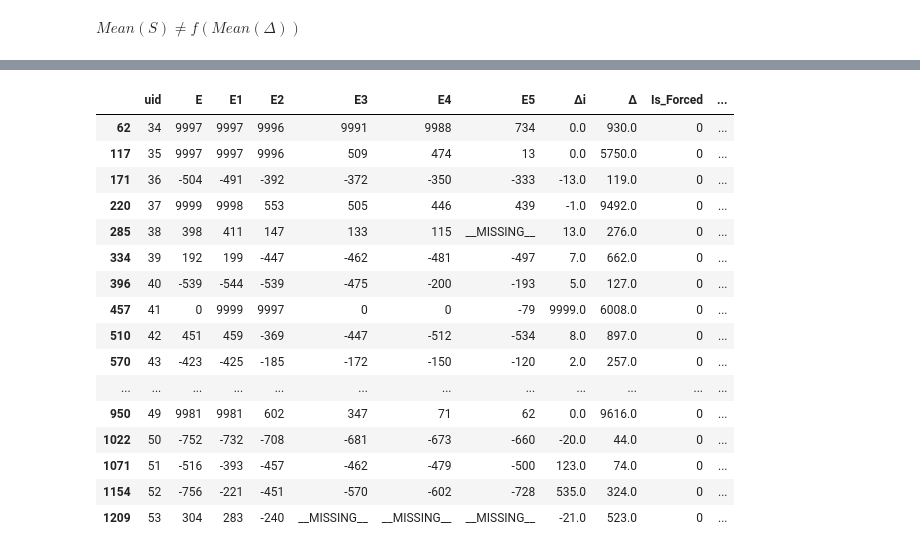
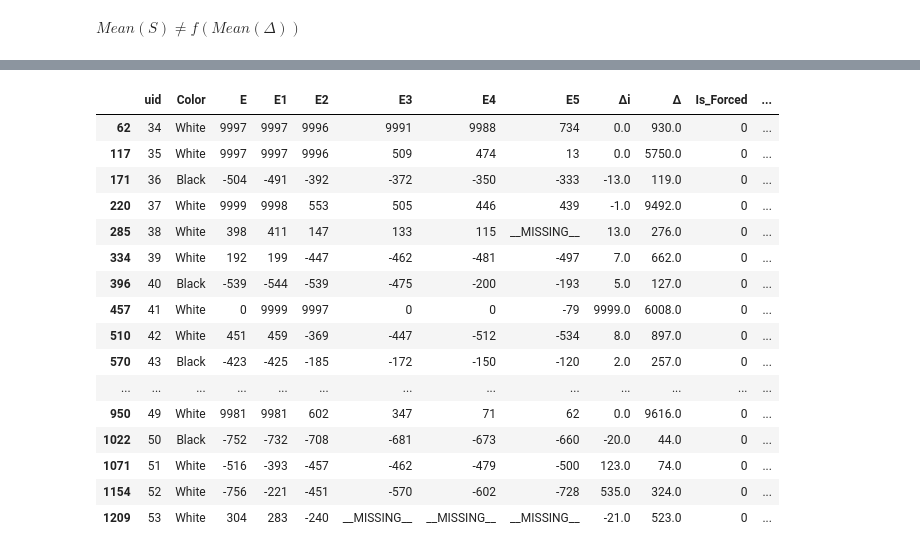
Before and after one commit to zZimablueee/Chess, a Jupyter notebook: complexity/delta_0/S_endgame.ipynb, the cells around one changed output, grey strips where cells are left out. Saved outputs shown, nothing was run; the diff lists cells and outputs as text; code cells hidden in the pictures.

```diff
--- a/complexity/delta_0/S_endgame.ipynb
+++ b/complexity/delta_0/S_endgame.ipynb
@@ -224,24 +224,24 @@ left_neighbor_zone[['uid', 'E',
 # %%
-right_neighbor_zone[['uid', 'E',
+right_neighbor_zone[['uid', 'Color', 'E',
        'E1', 'E2', 'E3', 'E4', 'E5',
        'Δi', 'Δ', 'Is_Forced', 'Is_Optimal',
        'Time_Group','Progress', 'Delta0_Group', 'P_optimal', 'S',
        'P_optimal(Global=100.0cp)', 'S(Global=100.0cp)', 'Progress_bin']].head(20)
 # %% [output]
-|  | uid | E | E1 | E2 | E3 | E4 | E5 | Δi | Δ | Is_Forced | ... |
-| 62 | 34 | 9997 | 9997 | 9996 | 9991 | 9988 | 734 | 0.0 | 930.0 | 0 | ... |
-| 117 | 35 | 9997 | 9997 | 9996 | 509 | 474 | 13 | 0.0 | 5750.0 | 0 | ... |
-| 171 | 36 | -504 | -491 | -392 | -372 | -350 | -333 | -13.0 | 119.0 | 0 | ... |
-| 220 | 37 | 9999 | 9998 | 553 | 505 | 446 | 439 | -1.0 | 9492.0 | 0 | ... |
-| 285 | 38 | 398 | 411 | 147 | 133 | 115 | __MISSING__ | 13.0 | 276.0 | 0 | ... |
-| 334 | 39 | 192 | 199 | -447 | -462 | -481 | -497 | 7.0 | 662.0 | 0 | ... |
-| 396 | 40 | -539 | -544 | -539 | -475 | -200 | -193 | 5.0 | 127.0 | 0 | ... |
-| 457 | 41 | 0 | 9999 | 9997 | 0 | 0 | -79 | 9999.0 | 6008.0 | 0 | ... |
-| 510 | 42 | 451 | 459 | -369 | -447 | -512 | -534 | 8.0 | 897.0 | 0 | ... |
-| 570 | 43 | -423 | -425 | -185 | -172 | -150 | -120 | 2.0 | 257.0 | 0 | ... |
-| ... | ... | ... | ... | ... | ... | ... | ... | ... | ... | ... | ... |
-| 950 | 49 | 9981 | 9981 | 602 | 347 | 71 | 62 | 0.0 | 9616.0 | 0 | ... |
-| 1022 | 50 | -752 | -732 | -708 | -681 | -673 | -660 | -20.0 | 44.0 | 0 | ... |
-| 1071 | 51 | -516 | -393 | -457 | -462 | -479 | -500 | 123.0 | 74.0 | 0 | ... |
-| 1154 | 52 | -756 | -221 | -451 | -570 | -602 | -728 | 535.0 | 324.0 | 0 | ... |
-| 1209 | 53 | 304 | 283 | -240 | __MISSING__ | __MISSING__ | __MISSING__ | -21.0 | 523.0 | 0 | ... |
+|  | uid | Color | E | E1 | E2 | E3 | E4 | E5 | Δi | Δ | Is_Forced | ... |
+| 62 | 34 | White | 9997 | 9997 | 9996 | 9991 | 9988 | 734 | 0.0 | 930.0 | 0 | ... |
+| 117 | 35 | White | 9997 | 9997 | 9996 | 509 | 474 | 13 | 0.0 | 5750.0 | 0 | ... |
+| 171 | 36 | Black | -504 | -491 | -392 | -372 | -350 | -333 | -13.0 | 119.0 | 0 | ... |
+| 220 | 37 | White | 9999 | 9998 | 553 | 505 | 446 | 439 | -1.0 | 9492.0 | 0 | ... |
+| 285 | 38 | White | 398 | 411 | 147 | 133 | 115 | __MISSING__ | 13.0 | 276.0 | 0 | ... |
+| 334 | 39 | White | 192 | 199 | -447 | -462 | -481 | -497 | 7.0 | 662.0 | 0 | ... |
+| 396 | 40 | Black | -539 | -544 | -539 | -475 | -200 | -193 | 5.0 | 127.0 | 0 | ... |
+| 457 | 41 | White | 0 | 9999 | 9997 | 0 | 0 | -79 | 9999.0 | 6008.0 | 0 | ... |
+| 510 | 42 | White | 451 | 459 | -369 | -447 | -512 | -534 | 8.0 | 897.0 | 0 | ... |
+| 570 | 43 | Black | -423 | -425 | -185 | -172 | -150 | -120 | 2.0 | 257.0 | 0 | ... |
+| ... | ... | ... | ... | ... | ... | ... | ... | ... | ... | ... | ... | ... |
+| 950 | 49 | White | 9981 | 9981 | 602 | 347 | 71 | 62 | 0.0 | 9616.0 | 0 | ... |
+| 1022 | 50 | Black | -752 | -732 | -708 | -681 | -673 | -660 | -20.0 | 44.0 | 0 | ... |
+| 1071 | 51 | White | -516 | -393 | -457 | -462 | -479 | -500 | 123.0 | 74.0 | 0 | ... |
+| 1154 | 52 | White | -756 | -221 | -451 | -570 | -602 | -728 | 535.0 | 324.0 | 0 | ... |
+| 1209 | 53 | White | 304 | 283 | -240 | __MISSING__ | __MISSING__ | __MISSING__ | -21.0 | 523.0 | 0 | ... |
```
Also changed, not shown: parts of 3 cells of this notebook, 5 other files.
